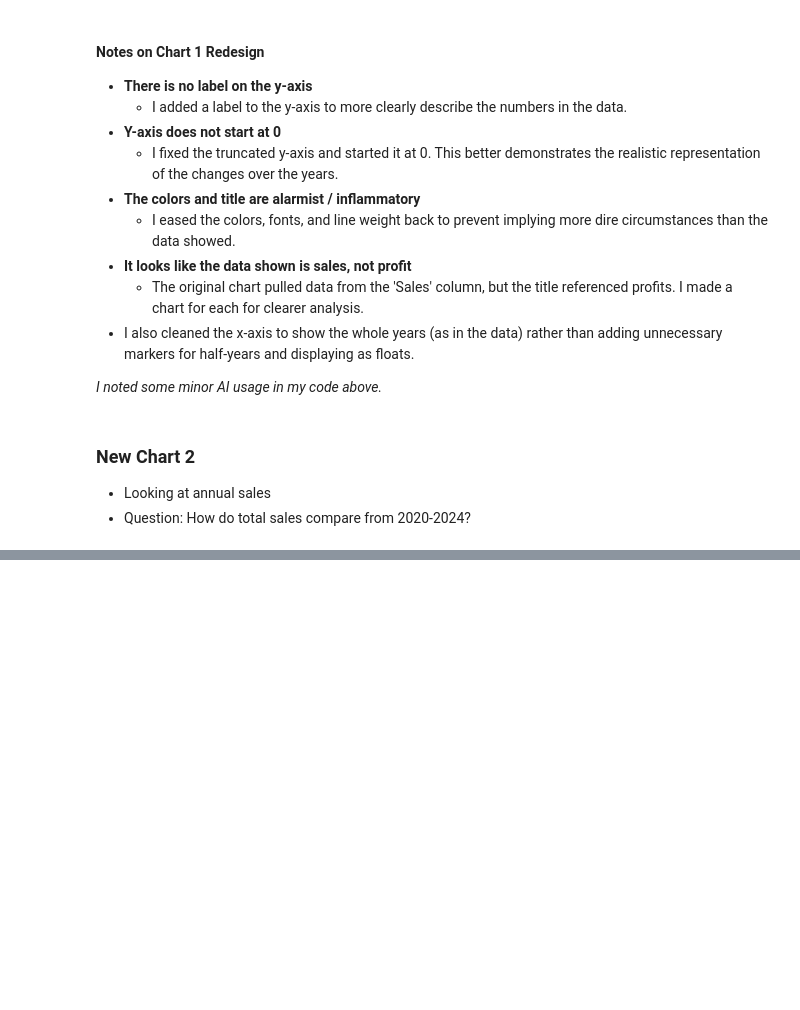
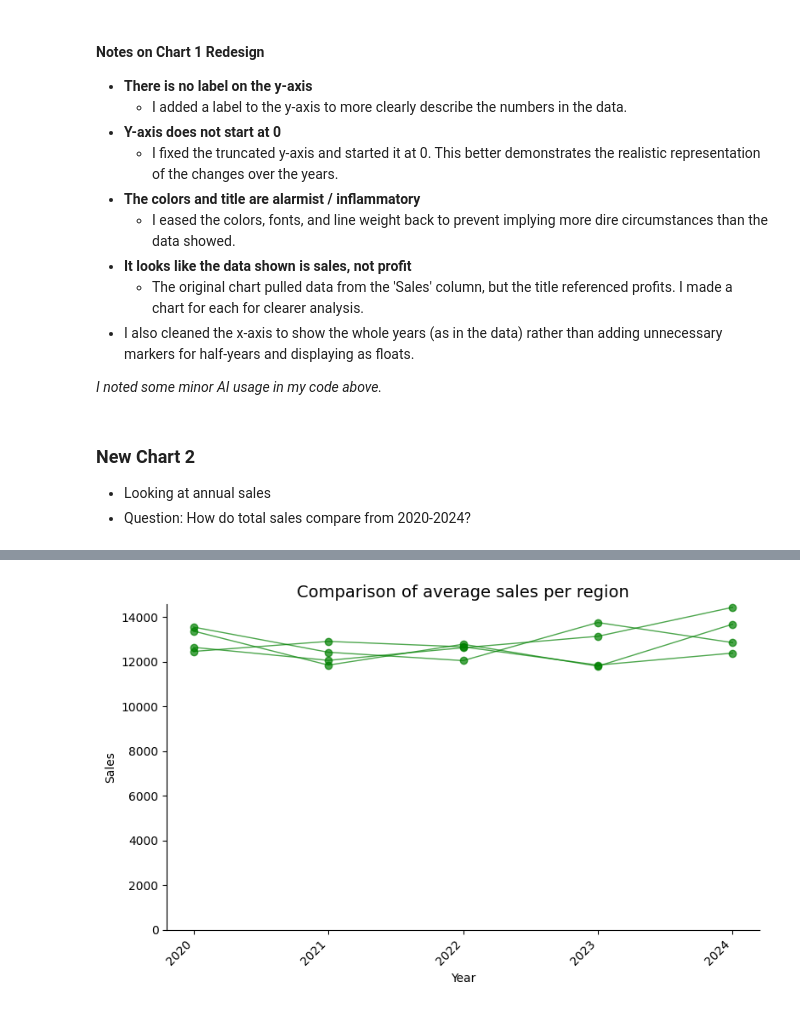
Before and after one commit to amallred/DA_M3_DataVizChallenge, a Jupyter notebook: data_viz_ethics_challenge.ipynb, the cells around one changed output, grey strips where cells are left out. Drawn from its saved outputs; the diff is of its cells as text; code cells hidden in the pictures; blank space fills up the shorter version.

```diff
--- a/data_viz_ethics_challenge.ipynb
+++ b/data_viz_ethics_challenge.ipynb
@@ -236,0 +289,9 @@ plt.show()
+# %%
+regional_sales = coffee_df.groupby(["Year","Region"])["Sales"].mean().reset_index()
+
+sales_east = regional_sales[regional_sales['Region'] == "East"]
+sales_north = regional_sales[regional_sales['Region'] == "North"]
+sales_south = regional_sales[regional_sales['Region'] == "South"]
+sales_west = regional_sales[regional_sales['Region'] == "West"]
+
+sales_east
@@ -236,0 +305,75 @@ plt.show()
+# %%
+fig, ax = plt.subplots(figsize=(8,5))
+
+# EAST
+plt.plot(
+    sales_east["Year"],
+    sales_east["Sales"],
+    color="green",
+    linewidth=1,
+    marker="o",
+    alpha = .7,
+    clip_on=False
+    )
+# NORTH
+plt.plot(
+    sales_north["Year"],
+    sales_north["Sales"],
+    color="green",
+    linewidth=1,
+    marker="o",
+    alpha = .7,
+    clip_on=False
+    )
+# SOUTH
+plt.plot(
+    sales_south["Year"],
+    sales_south["Sales"],
+    color="green",
+    linewidth=1,
+    marker="o",
+    alpha = .7,
+    clip_on=False
+    )
+# WEST
+plt.plot(
+    sales_west["Year"],
+    sales_west["Sales"],
+    color="green",
+    linewidth=1,
+    marker="o",
+    alpha = .7,
+    clip_on=False
+    )
+
+ax.set_ylim(bottom=0)
+ax.set_xticks(subset['Year'])
+
+ax = plt.gca()
+ax.spines['top'].set_visible(False)
+ax.spines['right'].set_visible(False)
+
+# ax.axvline(
+#     2021,
+#     color="red",
+#     linewidth = 0.5,
+#     alpha = .7
+# )
+# ax.text(
+#     2021+0.05,
+#     800000,
+#     'Slight dip\nin profits',
+#     color="red",
+#     fontsize=8
+# )
+
+plt.title("Comparison of average sales per region", fontsize=14, color="Black")
+plt.xlabel("Year")
+plt.ylabel("Sales")
+plt.xticks(rotation=45, ha="right",fontsize=10)
+plt.yticks(fontsize=10)
+
+plt.tight_layout()
+plt.show()
+# %% [output]
+[figure, added]
```
Also changed, not shown: parts of 4 cells of this notebook.
